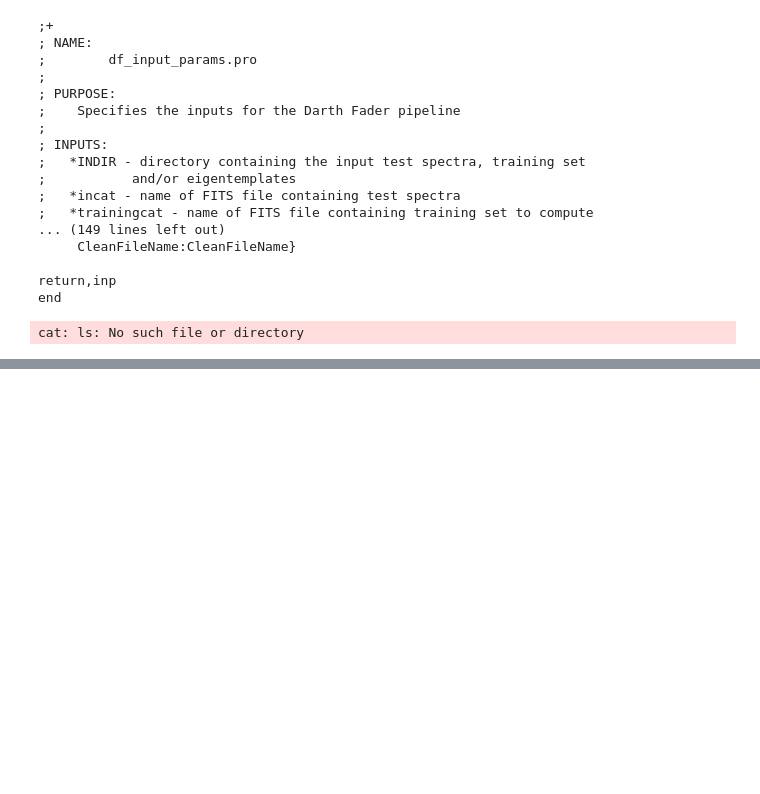
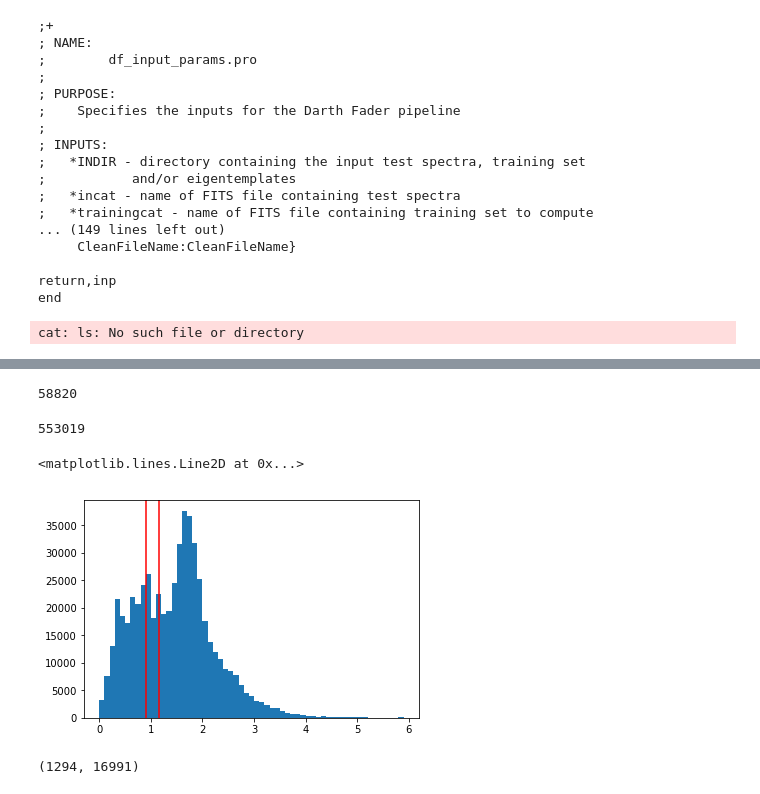
Before and after one commit to dedale-fet/dedale_d51, a Jupyter notebook: notebooks/2018-03-14_scratch_notebook.ipynb, the cells around one changed output, grey strips where cells are left out. Saved outputs shown, nothing was run; the diff lists cells and outputs as text; code cells hidden in the pictures; blank space fills up the shorter version.

```diff
--- a/notebooks/2018-03-14_scratch_notebook.ipynb
+++ b/notebooks/2018-03-14_scratch_notebook.ipynb
@@ -143,0 +173,15 @@ cat: ls: No such file or directory
+# %%
+np.sum((photometry["z"] > 0.9) & (photometry["z"] < 1.16212))
+# %% [output]
+58820
+# %%
+len(photometry)
+# %% [output]
+553019
+# %%
+_ = plt.hist(photometry["z"], bins=np.arange(0, 6, 0.1))
+plt.axvline(0.9, color="red")
+plt.axvline(1.16213, color="red")
+# %% [output]
+<matplotlib.lines.Line2D at 0x...>
+[figure, added]
@@ -143,0 +190,4 @@ cat: ls: No such file or directory
+# %%
+templates.shape
+# %% [output]
+(1294, 16991)
```
Also changed, not shown: parts of 6 cells of this notebook, 4 other files.
